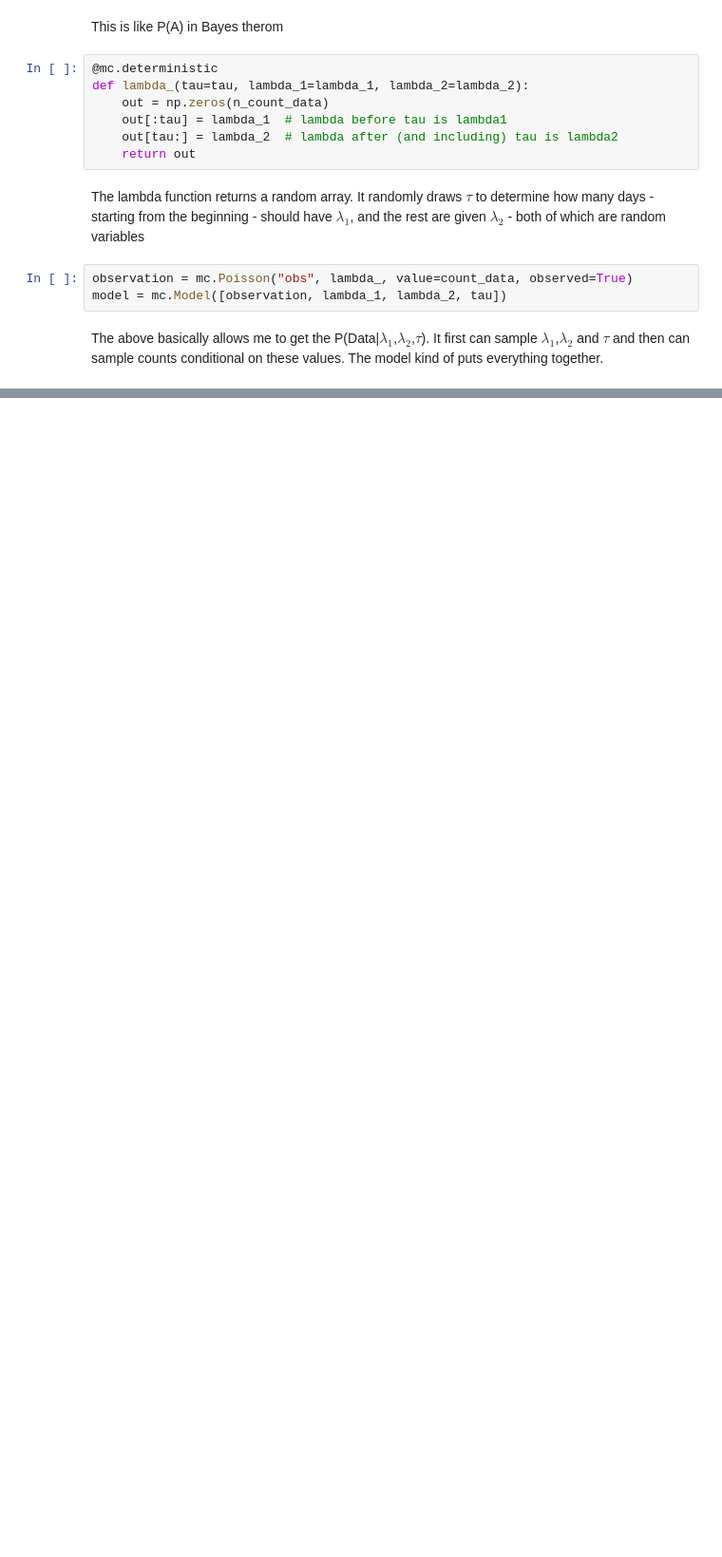
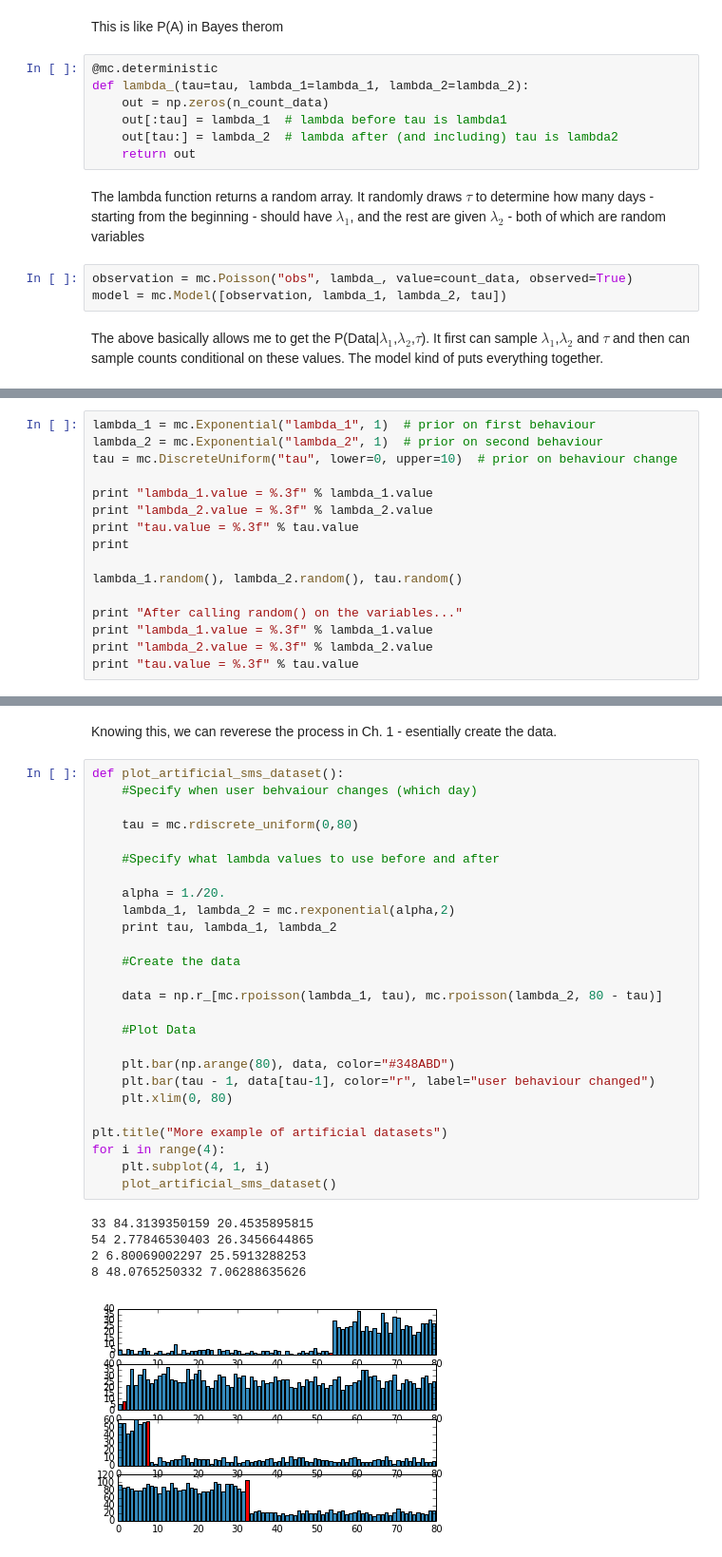
Before and after one commit to tfolkman/BayesForHackers, a Jupyter notebook: Bayes for Hackers.ipynb, the cells around one changed output, grey strips where cells are left out. Shown at 95% size. Drawn from its saved outputs; the diff is of its cells as text; blank space fills up the shorter version.

```diff
--- a/Bayes for Hackers.ipynb
+++ b/Bayes for Hackers.ipynb
@@ -125,0 +167,16 @@ plt.ylabel("probability");
+# %%
+lambda_1 = mc.Exponential("lambda_1", 1)  # prior on first behaviour
+lambda_2 = mc.Exponential("lambda_2", 1)  # prior on second behaviour
+tau = mc.DiscreteUniform("tau", lower=0, upper=10)  # prior on behaviour change
+
+print "lambda_1.value = %.3f" % lambda_1.value
+print "lambda_2.value = %.3f" % lambda_2.value
+print "tau.value = %.3f" % tau.value
+print
+
+lambda_1.random(), lambda_2.random(), tau.random()
+
+print "After calling random() on the variables..."
+print "lambda_1.value = %.3f" % lambda_1.value
+print "lambda_2.value = %.3f" % lambda_2.value
+print "tau.value = %.3f" % tau.value
@@ -125,0 +198,34 @@ plt.ylabel("probability");
+# %% [markdown]
+Knowing this, we can reverese the process in Ch. 1 - esentially create the data.
+# %%
+def plot_artificial_sms_dataset():
+    #Specify when user behvaiour changes (which day)
+
+    tau = mc.rdiscrete_uniform(0,80)
+
+    #Specify what lambda values to use before and after
+
+    alpha = 1./20.
+    lambda_1, lambda_2 = mc.rexponential(alpha,2)
+    print tau, lambda_1, lambda_2
+
+    #Create the data
+
+    data = np.r_[mc.rpoisson(lambda_1, tau), mc.rpoisson(lambda_2, 80 - tau)]
+
+    #Plot Data
+
+    plt.bar(np.arange(80), data, color="#348ABD")
+    plt.bar(tau - 1, data[tau-1], color="r", label="user behaviour changed")
+    plt.xlim(0, 80)
+
+plt.title("More example of artificial datasets")
+for i in range(4):
+    plt.subplot(4, 1, i)
+    plot_artificial_sms_dataset()
+# %% [output]
+33 84.3139350159 20.4535895815
+54 2.77846530403 26.3456644865
+2 6.80069002297 25.5913288253
+8 48.0765250332 7.06288635626
+[figure, added]
```
Also changed, not shown: parts of 30 cells of this notebook, 1 other file.
